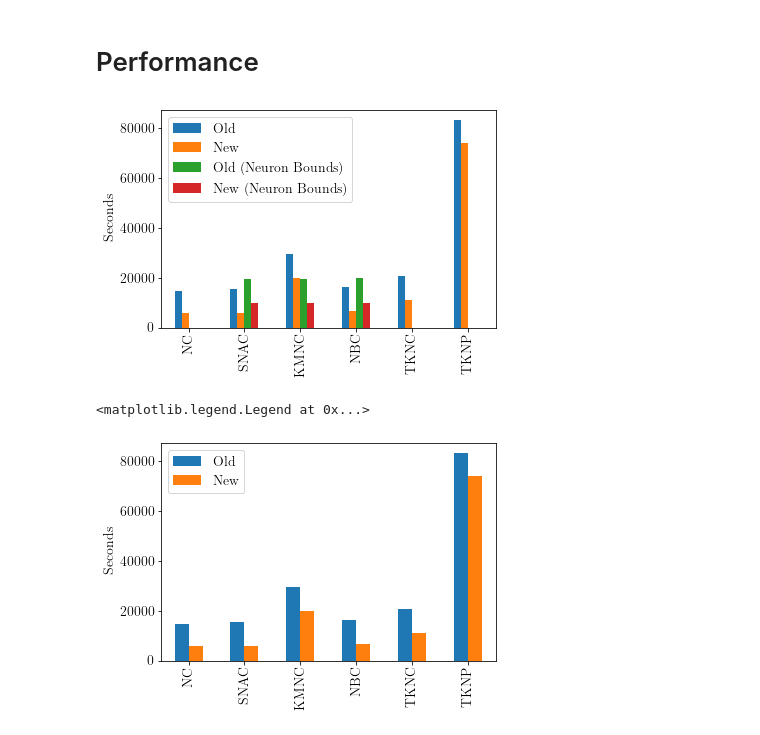
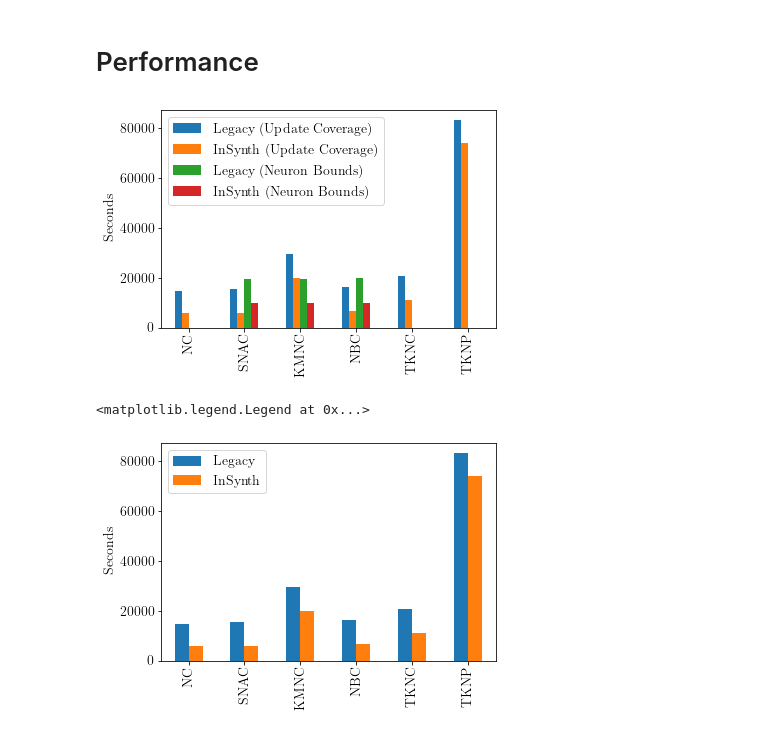
Before and after one commit to mlxyz/insynth, a Jupyter notebook: experiments/result_analysis.ipynb, the cells around one changed output. Saved outputs shown, nothing was run; the diff lists cells and outputs as text; code cells hidden in the pictures.

```diff
--- a/experiments/result_analysis.ipynb
+++ b/experiments/result_analysis.ipynb
@@ -477,16 +493,16 @@ rho.round(2).astype(str) + p
 # %%
 performance_results = performance_results.rename(index=column_description_mapping)
 ax = performance_results.plot(kind='bar', y=['old', 'new','snac_old', 'snac_new'], ylabel='Seconds')
-plt.legend(['Old', 'New', 'Old (Neuron Bounds)', 'New (Neuron Bounds)'])
+plt.legend(['Legacy (Update Coverage)', 'InSynth (Update Coverage)', 'Legacy (Neuron Bounds)', 'InSynth (Neuron Bounds)'])
 ax.figure.savefig(f'output/performance_calculators.pgf', bbox_inches='tight')
 # %% [output]
-[figure, old version]
+[figure, new version]
 # %%
 performance_results.plot(kind='bar', y=['old', 'new'], ylabel='Seconds')
-plt.legend(['Old', 'New'])
+plt.legend(['Legacy', 'InSynth'])
 # %% [output]
 <matplotlib.legend.Legend at 0x...>
-[figure, old version]
+[figure, new version]
 # %%
 performance_results['speed_up'] = (performance_results['old']-performance_results['new'])/performance_results['old']
 # %%
```
Also changed, not shown: parts of 11 cells of this notebook.
